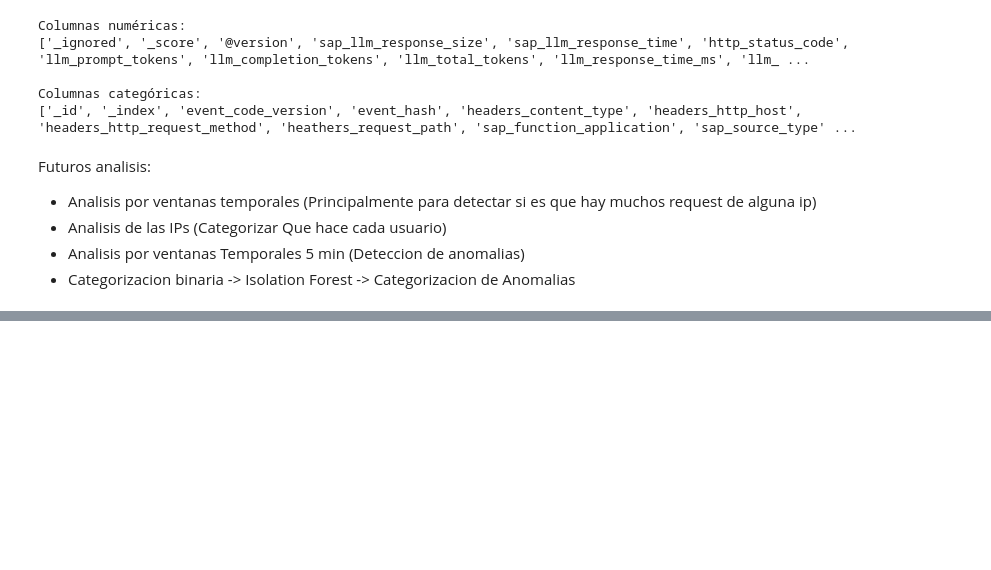
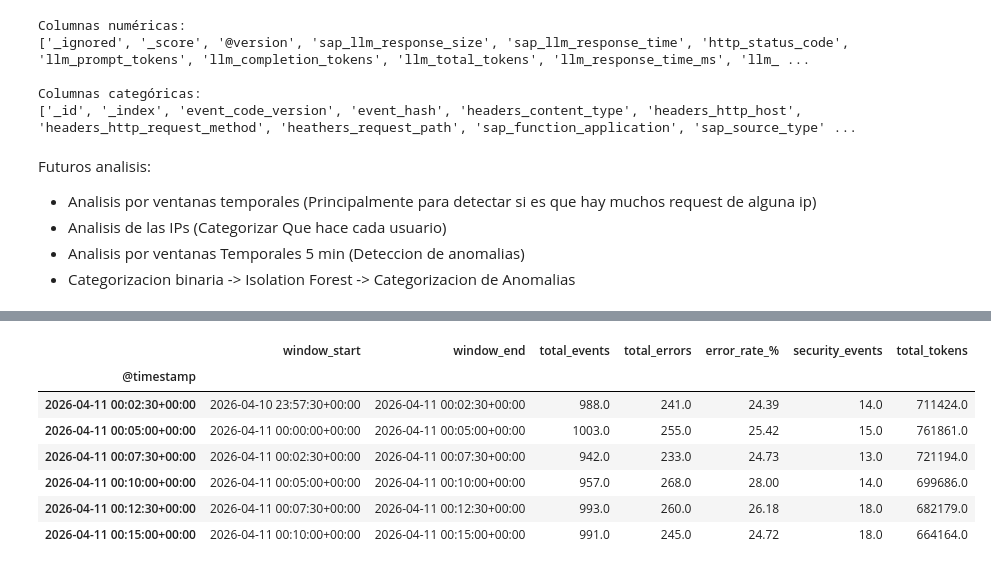
Before and after one commit to LuisFerFlores31/SAP-AI-Security-Anomaly-Detection, a Jupyter notebook: IAACD-Reto 2 Analisis Exploratorio.ipynb, the cells around one changed output, grey strips where cells are left out. Saved outputs shown, nothing was run; the diff lists cells and outputs as text; code cells hidden in the pictures; blank space fills up the shorter version.

```diff
--- a/IAACD-Reto 2 Analisis Exploratorio.ipynb
+++ b/IAACD-Reto 2 Analisis Exploratorio.ipynb
@@ -1001,0 +1012,69 @@ Futuros analisis:
+# %%
+# 5.1 Agregación Global del Sistema por Ventanas Deslizantes (5 min con paso de 2.5 min)
+
+# 1. Asegurar banderas necesarias
+if "is_http_4xx" not in df.columns:
+    http_num = pd.to_numeric(df["http_status_code"], errors="coerce")
+    df["is_http_4xx"] = http_num.between(400, 499, inclusive="both")
+    df["is_http_5xx"] = http_num >= 500
+    df["is_http_error"] = http_num >= 400
+
+if "is_security" not in df.columns:
+    df["is_security"] = df[COL_TIPO].fillna("").astype(str).str.contains(r"\bSECURITY\b", case=False, regex=True)
+
+if "is_any_error" not in df.columns:
+    df["is_any_error"] = df["is_http_error"] | df.get("is_log_error", False) | df.get("is_llm_error", False)
+
+# 2. Paso base de agregación temporal: 150 segundos (2.5 minutos)
+col_fecha = fecha_principal if (fecha_principal and fecha_principal in df.columns) else "@timestamp"
+df_indexed = df.dropna(subset=[col_fecha]).set_index(col_fecha).sort_index()
+
+STEP = "150s"      # 2.5 minutos
+ROLLING_STEPS = 2  # 2 pasos de 2.5 min = 5 minutos de ventana
+
+# Resumen base por subintervalo de 2.5 min (optimizado vectorialmente)
+df_subintervals = df_indexed.resample(STEP).agg(
+    total_events=("event_hash", "count"),
+    http_4xx=("is_http_4xx", "sum"),
+    http_5xx=("is_http_5xx", "sum"),
+    total_errors=("is_any_error", "sum"),
+    security_events=("is_security", "sum"),
+    unique_ips=("client_ip", "nunique"),
+    total_tokens=("llm_total_tokens", "sum"),
+    avg_latency_ms=("sap_llm_response_time", "mean")
+)
+
+# 3. Aplicar ventana deslizante de 5 minutos (rolling de 2 pasos)
+df_windows_5m = pd.DataFrame(index=df_subintervals.index)
+
+# Métricas acumuladas en la ventana de 5 minutos
+df_windows_5m["total_events"] = df_subintervals["total_events"].rolling(ROLLING_STEPS).sum()
+df_windows_5m["http_4xx"] = df_subintervals["http_4xx"].rolling(ROLLING_STEPS).sum()
+df_windows_5m["http_5xx"] = df_subintervals["http_5xx"].rolling(ROLLING_STEPS).sum()
+df_windows_5m["total_errors"] = df_subintervals["total_errors"].rolling(ROLLING_STEPS).sum()
+df_windows_5m["security_events"] = df_subintervals["security_events"].rolling(ROLLING_STEPS).sum()
+df_windows_5m["total_tokens"] = df_subintervals["total_tokens"].rolling(ROLLING_STEPS).sum()
+df_windows_5m["avg_latency_ms"] = df_subintervals["avg_latency_ms"].rolling(ROLLING_STEPS).mean()
+
+# Descartar la primera ventana parcial (requiere 2 pasos para completar 5 min)
+df_windows_5m = df_windows_5m.dropna(subset=["total_events"]).copy()
+
+# Definir inicio y fin explícito de cada ventana
+df_windows_5m["window_end"] = df_windows_5m.index
+df_windows_5m["window_start"] = df_windows_5m["window_end"] - pd.Timedelta(minutes=5)
+
+# Métricas relativas por ventana
+df_windows_5m["error_rate_%"] = (df_windows_5m["total_errors"] / df_windows_5m["total_events"] * 100).fillna(0).round(2)
+df_windows_5m["security_rate_%"] = (df_windows_5m["security_events"] / df_windows_5m["total_events"] * 100).fillna(0).round(2)
+
+print("ANÁLISIS DE VENTANAS TEMPORALES SOLAPADAS (5 MIN, PASO 2.5 MIN)")
+print("=" * 70)
+print(f"Total de ventanas generadas:    {len(df_windows_5m):,}")
+print(f"Rango temporal cubierto:        {df_windows_5m['window_start'].min()} a {df_windows_5m['window_end'].max()}")
+print(f"Eventos promedio por ventana:   {df_windows_5m['total_events'].mean():.2f} (std: {df_windows_5m['total_events'].std():.2f})")
+print(f"Errores promedio por ventana:   {df_windows_5m['total_errors'].mean():.2f}")
+print(f"Security eventos prom/ventana:  {df_windows_5m['security_events'].mean():.2f}")
+print(f"Tasa de error global promedio:  {df_windows_5m['error_rate_%'].mean():.2f}%")
+
+display(df_windows_5m[["window_start", "window_end", "total_events", "total_errors", "error_rate_%", "security_events", "total_tokens"]].head(6))
+# %% [output]
@@ -1001,0 +1090,8 @@ Futuros analisis:
+|  | window_start | window_end | total_events | total_errors | error_rate_% | security_events | total_tokens |
+| @timestamp |  |  |  |  |  |  |  |
+| 2026-04-11 00:02:30+00:00 | 2026-04-10 23:57:30+00:00 | 2026-04-11 00:02:30+00:00 | 988.0 | 241.0 | 24.39 | 14.0 | 711424.0 |
+| 2026-04-11 00:05:00+00:00 | 2026-04-11 00:00:00+00:00 | 2026-04-11 00:05:00+00:00 | 1003.0 | 255.0 | 25.42 | 15.0 | 761861.0 |
+| 2026-04-11 00:07:30+00:00 | 2026-04-11 00:02:30+00:00 | 2026-04-11 00:07:30+00:00 | 942.0 | 233.0 | 24.73 | 13.0 | 721194.0 |
+| 2026-04-11 00:10:00+00:00 | 2026-04-11 00:05:00+00:00 | 2026-04-11 00:10:00+00:00 | 957.0 | 268.0 | 28.00 | 14.0 | 699686.0 |
+| 2026-04-11 00:12:30+00:00 | 2026-04-11 00:07:30+00:00 | 2026-04-11 00:12:30+00:00 | 993.0 | 260.0 | 26.18 | 18.0 | 682179.0 |
+| 2026-04-11 00:15:00+00:00 | 2026-04-11 00:10:00+00:00 | 2026-04-11 00:15:00+00:00 | 991.0 | 245.0 | 24.72 | 18.0 | 664164.0 |
```
Also changed, not shown: parts of 6 cells of this notebook, 1 other file.
